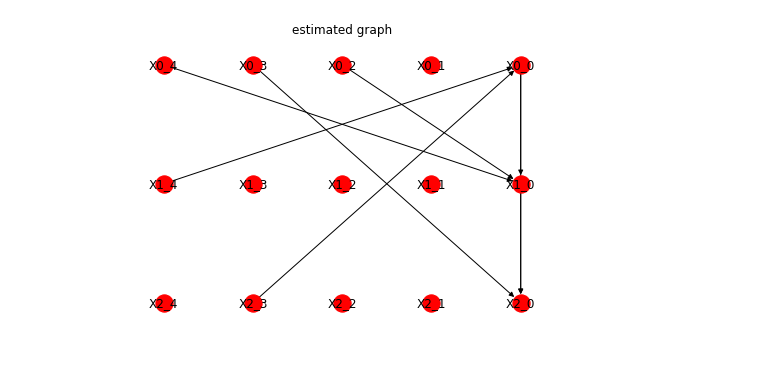
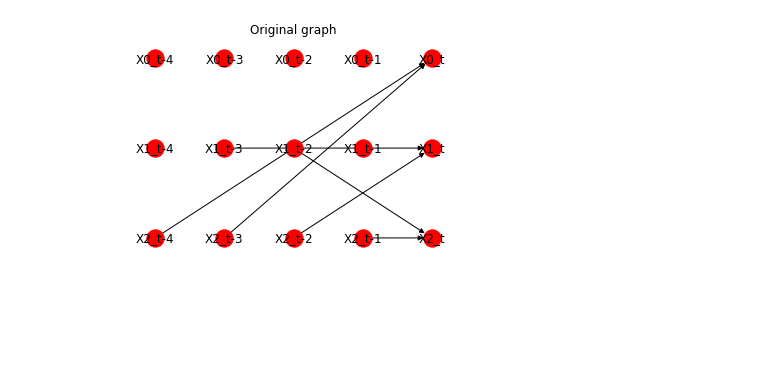
Before and after one commit to danthe96/CIoTS, a Jupyter notebook: simple_test.ipynb, the cells around one changed output. Cells and saved outputs as stored; diff of their text form; code cells hidden in the pictures; blank space fills up the shorter version.

```diff
--- a/simple_test.ipynb
+++ b/simple_test.ipynb
@@ -26,12 +18,5 @@ generator.draw_graph()
-# %%
-import re
-positions = {}
-for node in predicted_graph.nodes():
-    i,j = re.search(r'X(\d+)_(\d+)', node).groups()
-    positions[node] = (max_p-int(j), dimensions-int(i))
-
-nx.draw(predicted_graph, pos=positions, with_labels=True)
-plt.title("estimated graph")
-plt.show()
-# %% [output]
-[figure, removed]
+# %%
+plt.title('Original graph')
+generator.draw_graph()
+# %% [output]
+[figure, added]
```
Also changed, not shown: parts of 7 cells of this notebook, 3 other files.
